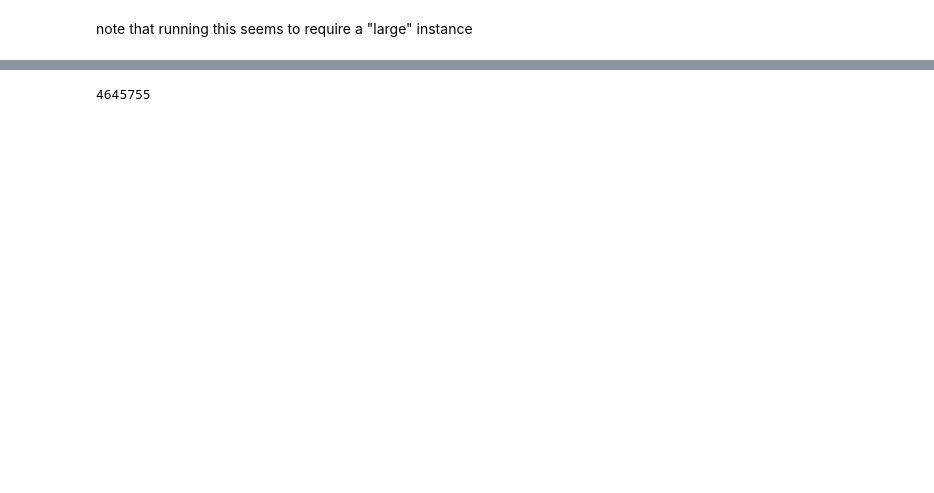
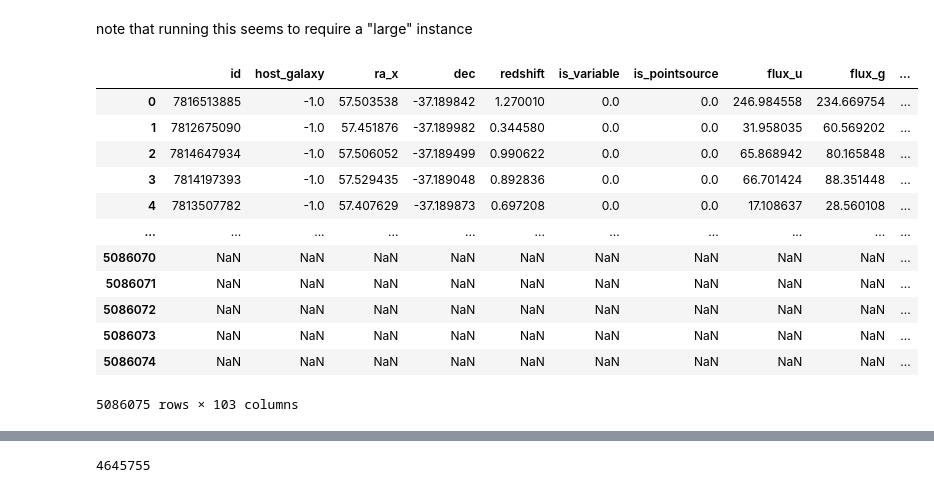
Before and after one commit to lsst-dm/ap_pipe-notebooks, a Jupyter notebook: notebooks/PREOPS-559_DC2_DIASource_Match.ipynb, the cells around one changed output, grey strips where cells are left out. Saved outputs shown, nothing was run; the diff lists cells and outputs as text; code cells hidden in the pictures; blank space fills up the shorter version.

```diff
--- a/notebooks/PREOPS-559_DC2_DIASource_Match.ipynb
+++ b/notebooks/PREOPS-559_DC2_DIASource_Match.ipynb
@@ -349,4 +398,20 @@ plt.gca().set_yscale('log')
 # %% [markdown]
 note that running this seems to require a "large" instance
 # %%
-dfm = pd.merge(truth,df,left_index=True,right_on='truth_xmatch_idx',how='outer')
+dfm = pd.merge(truth,df,left_on='id',right_on='truth_xmatch_id',how='outer')
+# %%
+dfm
+# %% [output]
+|  | id | host_galaxy | ra_x | dec | redshift | is_variable | is_pointsource | flux_u | flux_g | ... |
+| 0 | 7816513885 | -1.0 | 57.503538 | -37.189842 | 1.270010 | 0.0 | 0.0 | 246.984558 | 234.669754 | ... |
+| 1 | 7812675090 | -1.0 | 57.451876 | -37.189982 | 0.344580 | 0.0 | 0.0 | 31.958035 | 60.569202 | ... |
+| 2 | 7814647934 | -1.0 | 57.506052 | -37.189499 | 0.990622 | 0.0 | 0.0 | 65.868942 | 80.165848 | ... |
+| 3 | 7814197393 | -1.0 | 57.529435 | -37.189048 | 0.892836 | 0.0 | 0.0 | 66.701424 | 88.351448 | ... |
+| 4 | 7813507782 | -1.0 | 57.407629 | -37.189873 | 0.697208 | 0.0 | 0.0 | 17.108637 | 28.560108 | ... |
+| ... | ... | ... | ... | ... | ... | ... | ... | ... | ... | ... |
+| 5086070 | NaN | NaN | NaN | NaN | NaN | NaN | NaN | NaN | NaN | ... |
+| 5086071 | NaN | NaN | NaN | NaN | NaN | NaN | NaN | NaN | NaN | ... |
+| 5086072 | NaN | NaN | NaN | NaN | NaN | NaN | NaN | NaN | NaN | ... |
+| 5086073 | NaN | NaN | NaN | NaN | NaN | NaN | NaN | NaN | NaN | ... |
+| 5086074 | NaN | NaN | NaN | NaN | NaN | NaN | NaN | NaN | NaN | ... |
+5086075 rows × 103 columns
```
Also changed, not shown: parts of 40 cells of this notebook.
